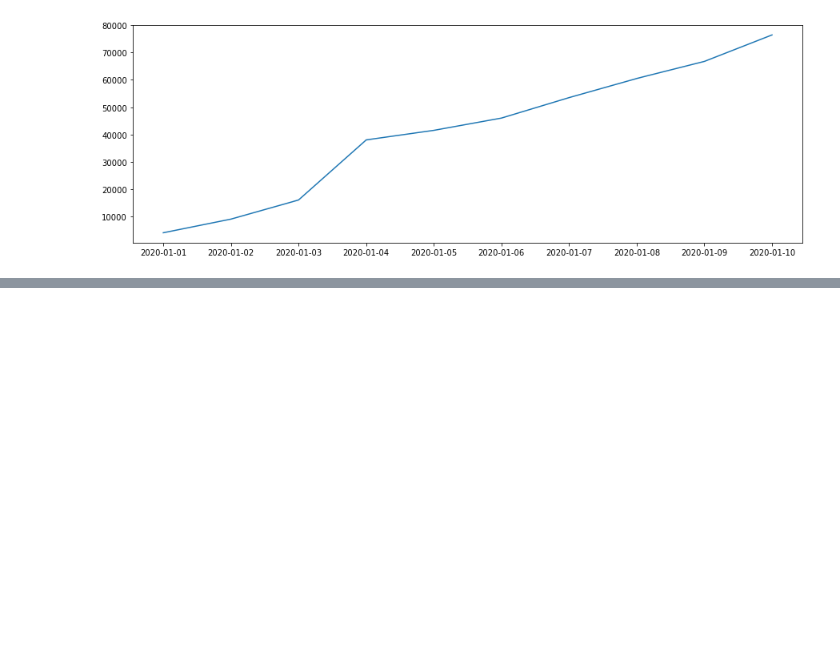
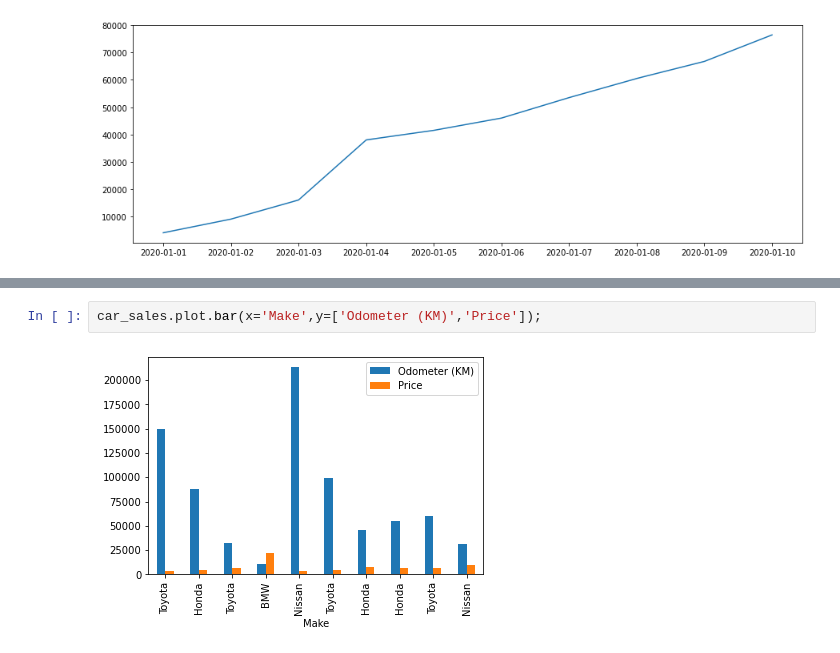
Before and after one commit to selvendranks/DataScience_and_MachineLearning-, a Jupyter notebook: Sample_Practise/Intro to Matplotlib.ipynb, the cells around one changed output, grey strips where cells are left out. Saved outputs shown, nothing was run; the diff lists cells and outputs as text; blank space fills up the shorter version.

```diff
--- a/Sample_Practise/Intro to Matplotlib.ipynb
+++ b/Sample_Practise/Intro to Matplotlib.ipynb
@@ -244,0 +275,4 @@ ax.plot(car_sales['Sale Date'],car_sales['Total Sales'])
+# %%
+car_sales.plot.bar(x='Make',y=['Odometer (KM)','Price']);
+# %% [output]
+[figure, added]
```
Also changed, not shown: parts of 22 cells of this notebook, 5 other files.
